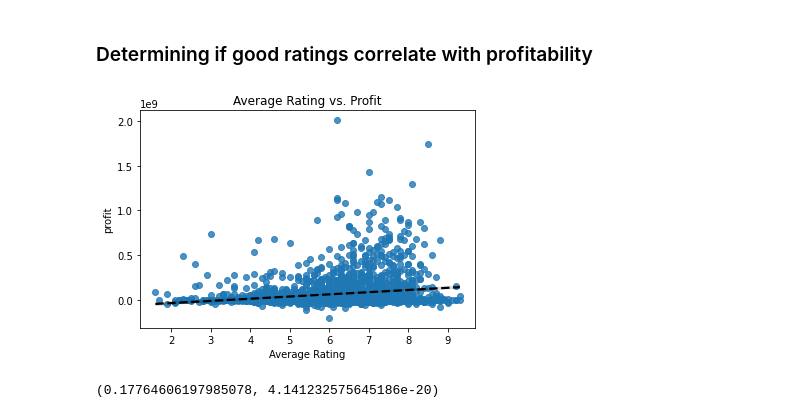
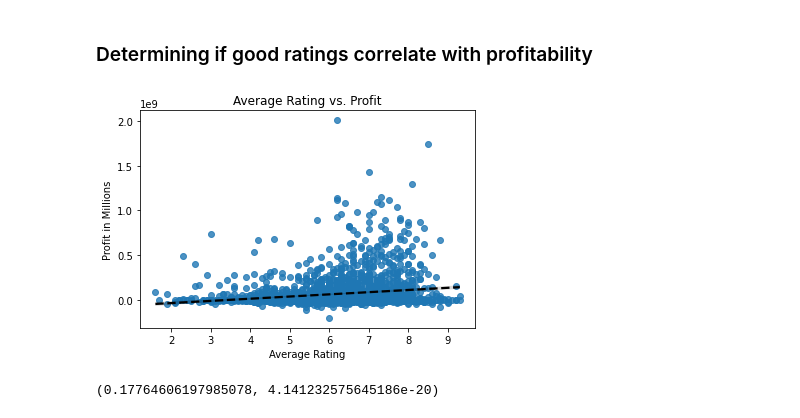
Before and after one commit to yehcolum/dsc-phase-1-project, a Jupyter notebook: dsc-phase1-project-template.ipynb, the cells around one changed output. Drawn from its saved outputs; the diff is of its cells as text; code cells hidden in the pictures.

```diff
--- a/dsc-phase1-project-template.ipynb
+++ b/dsc-phase1-project-template.ipynb
@@ -461,9 +486,10 @@ Movies occupying the animation, adventure, and sci-fi genres have historically b
 # %%
 ax = sns.regplot(x="averagerating", y="profit",
                  line_kws={'color':'k', 'ls':'--'}, data=df) #scatter plot of rating/profit
+ax.set_ylabel("Profit in Millions")
 ax.set_title("Average Rating vs. Profit")
 ax.set_xlabel("Average Rating");
 # %% [output]
-[figure, old version]
+[figure, new version]
 # %%
 from scipy import stats #find correlation
```
Also changed, not shown: parts of 6 cells of this notebook.
